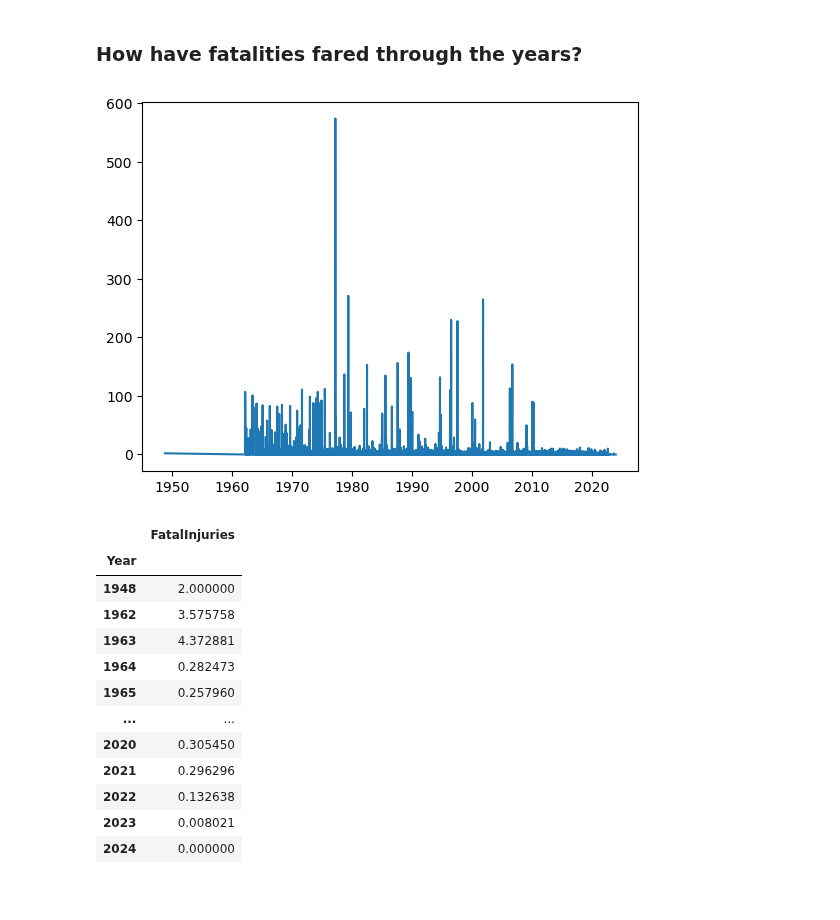
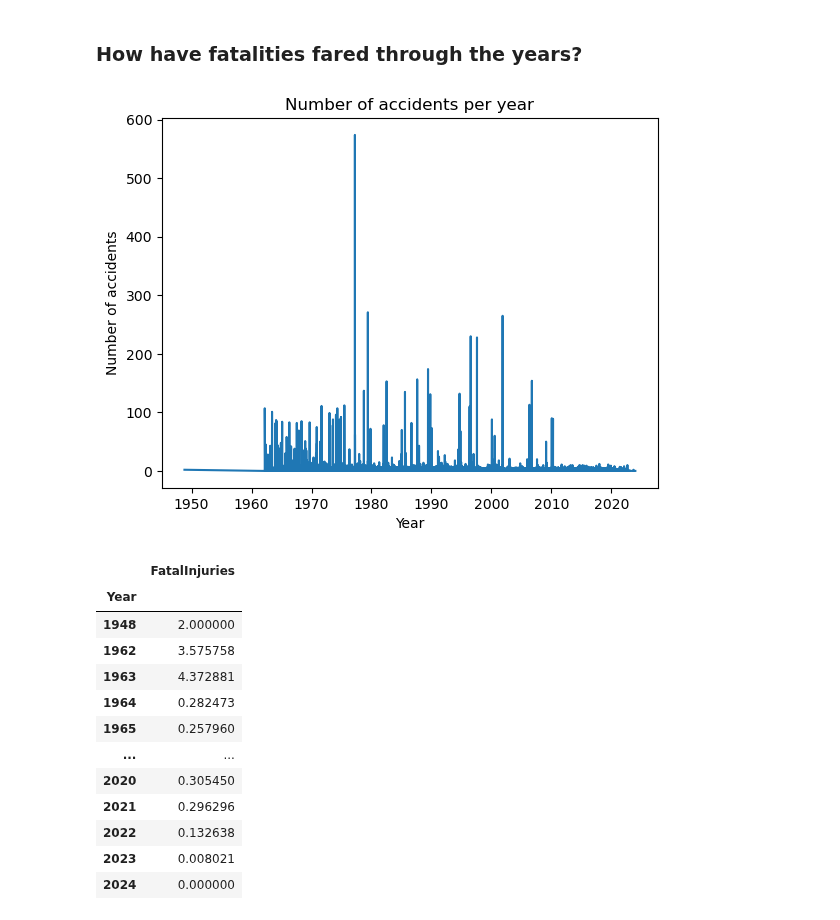
Before and after one commit to deniselouzada/air-accident-reports, a Jupyter notebook: ntsb-accidents.ipynb, the cells around one changed output. Cells and saved outputs as stored; diff of their text form; code cells hidden in the pictures.

```diff
--- a/ntsb-accidents.ipynb
+++ b/ntsb-accidents.ipynb
@@ -855,11 +886,14 @@ plt.show()
 [figure]
 # %% [markdown]
 ### How have fatalities fared through the years?
-# %%
-plt.plot(df.FatalInjuries)
-plt.show()
-# %% [output]
-[figure, removed]
+# %%
+plt.plot(df.FatalInjuries)
+plt.title("Number of accidents per year")
+plt.xlabel("Year")
+plt.ylabel("Number of accidents")
+plt.show()
+# %% [output]
+[figure, added]
 # %%
 avg_fatalities = df.groupby("Year")["FatalInjuries"].mean()
 avg_fatalities = pd.DataFrame(avg_fatalities)
```
Also changed, not shown: parts of 34 cells of this notebook.
